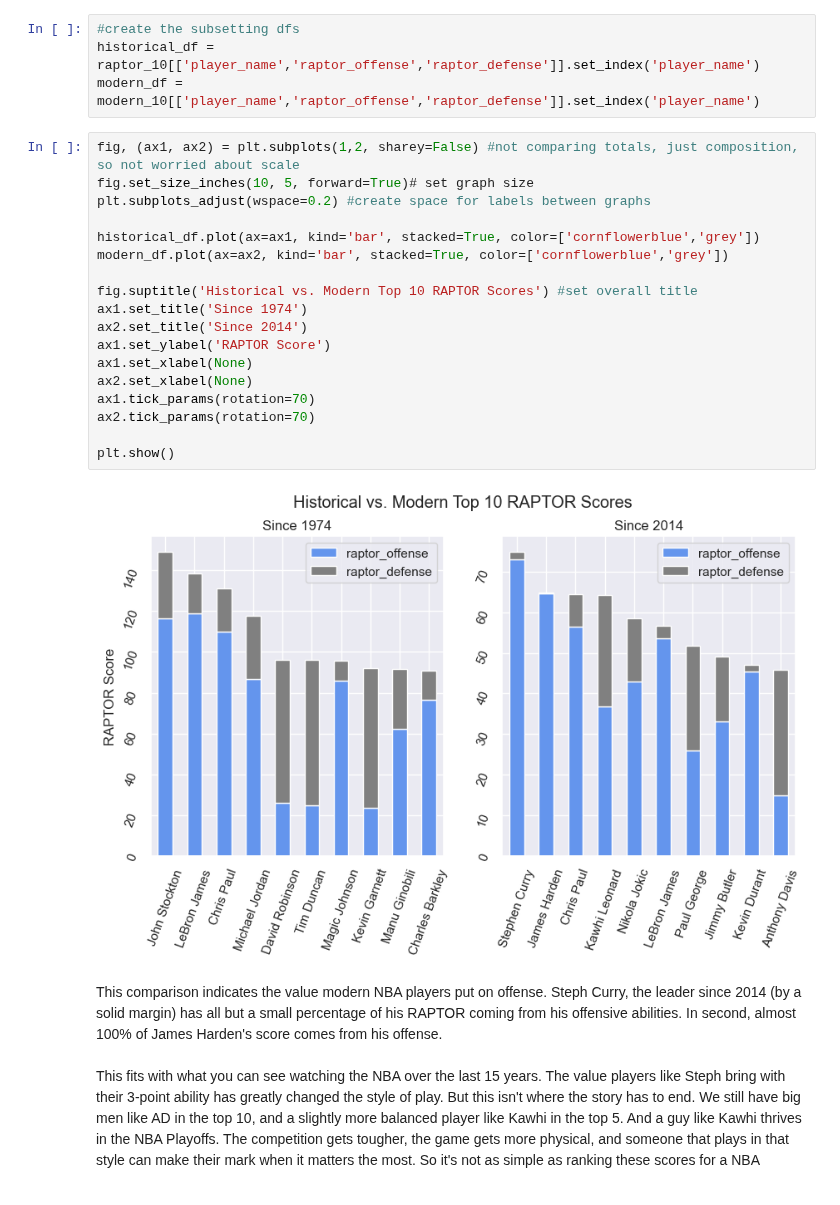
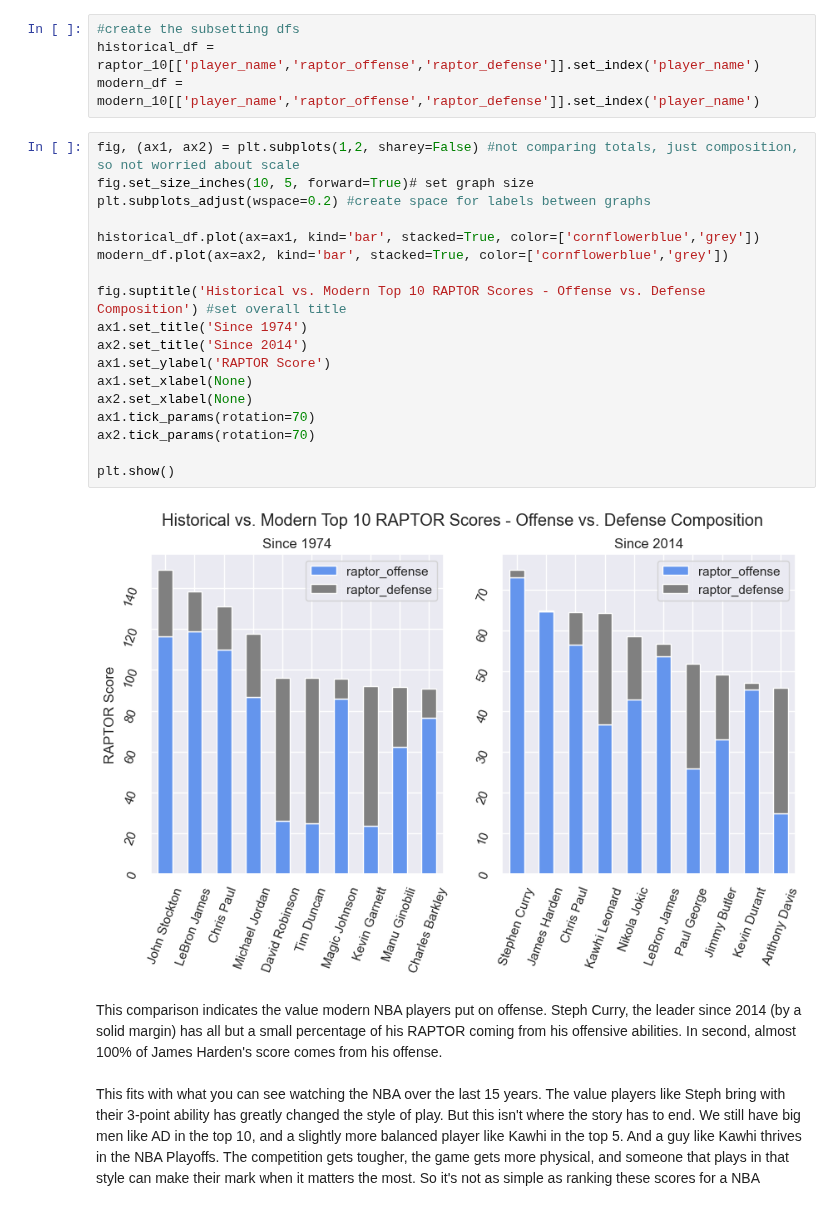
Before and after one commit to BrettlyCD/data538-nba, a Jupyter notebook: viz.ipynb, the cells around one changed output. Saved outputs shown, nothing was run; the diff lists cells and outputs as text.

Commit message:
Update final graph title.

```diff
--- a/viz.ipynb
+++ b/viz.ipynb
@@ -341,23 +341,23 @@ modern_df = modern_10[['player_name','raptor_offense','raptor_defense']].set_ind
 # %%
 fig, (ax1, ax2) = plt.subplots(1,2, sharey=False) #not comparing totals, just composition, so not worried about scale
 fig.set_size_inches(10, 5, forward=True)# set graph size
 plt.subplots_adjust(wspace=0.2) #create space for labels between graphs
 
 historical_df.plot(ax=ax1, kind='bar', stacked=True, color=['cornflowerblue','grey'])
 modern_df.plot(ax=ax2, kind='bar', stacked=True, color=['cornflowerblue','grey'])
 
-fig.suptitle('Historical vs. Modern Top 10 RAPTOR Scores') #set overall title
+fig.suptitle('Historical vs. Modern Top 10 RAPTOR Scores - Offense vs. Defense Composition') #set overall title
 ax1.set_title('Since 1974')
 ax2.set_title('Since 2014')
 ax1.set_ylabel('RAPTOR Score')
 ax1.set_xlabel(None)
 ax2.set_xlabel(None)
 ax1.tick_params(rotation=70)
 ax2.tick_params(rotation=70)
 
 plt.show()
 # %% [output]
-[figure, old version]
+[figure, new version]
 # %% [markdown]
 This comparison indicates the value modern NBA players put on offense. Steph Curry, the leader since 2014 (by a solid margin) has all but a small percentage of his RAPTOR coming from his offensive abilities. In second, almost 100% of James Harden's score comes from his offense.
 \
```
